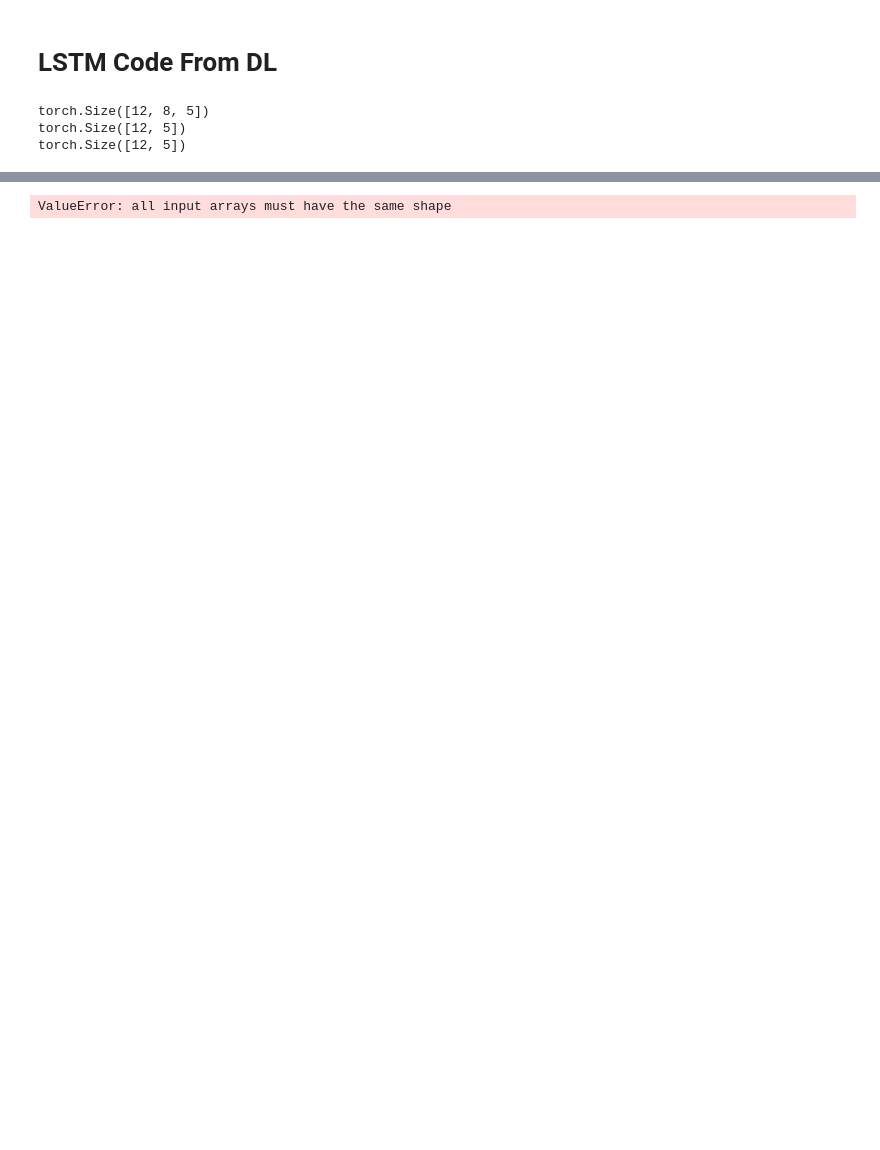
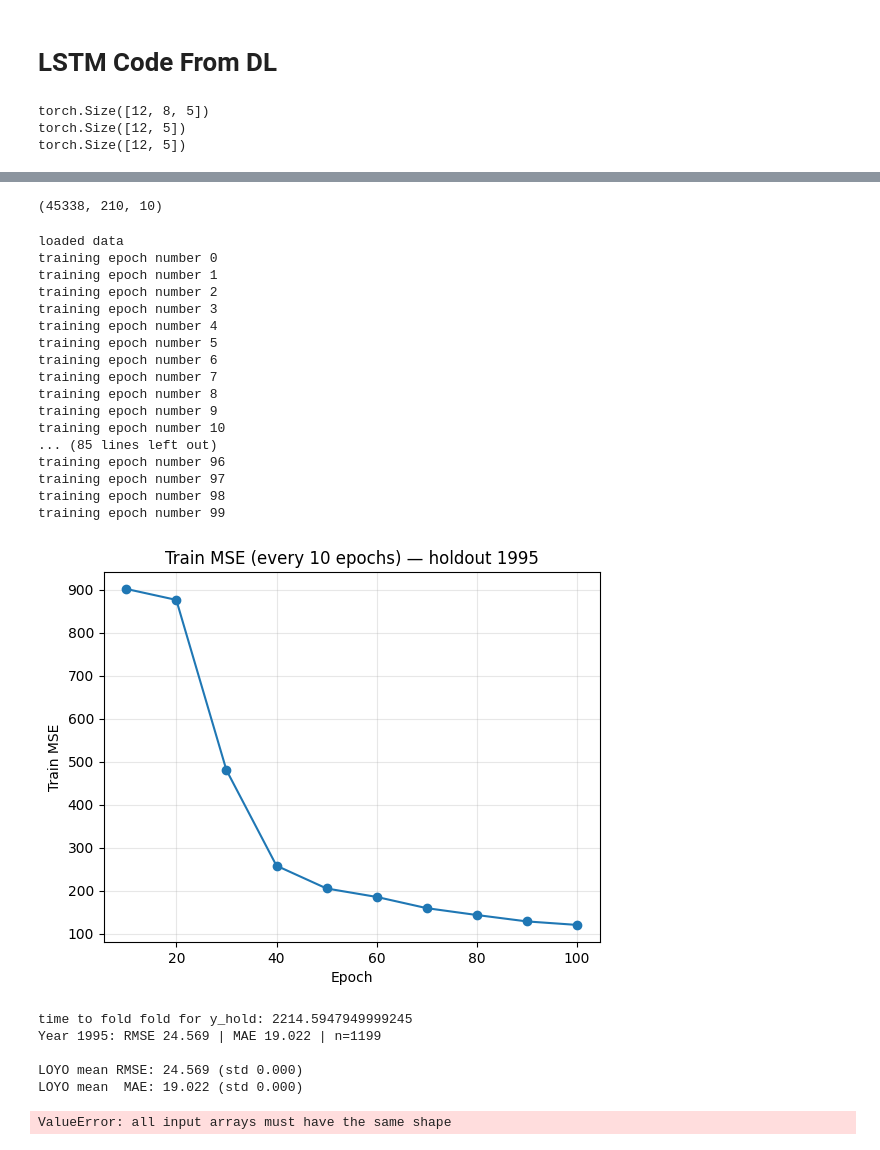
Before and after one commit to baekka1/Crop-Yield-Prediction, a Jupyter notebook: Notebooks/Week3_Tasks/LSTM.ipynb, the cells around one changed output, grey strips where cells are left out. Saved outputs shown, nothing was run; the diff lists cells and outputs as text; code cells hidden in the pictures; blank space fills up the shorter version.

Commit message:
lstm working

```diff
--- a/Notebooks/Week3_Tasks/LSTM.ipynb
+++ b/Notebooks/Week3_Tasks/LSTM.ipynb
@@ -239,0 +273,30 @@ tensor([[0.0000e+00, 1.0000e+00, 1.1200e+02,  ..., 2.1504e+00, 2.8770e+02,
+# %%
+X.shape
+# %% [output]
+(45338, 210, 10)
+# %%
+def fit_scaler_per_feature(X_train):
+    flat = X_train.reshape(-1, X_train.shape[-1])
+    mean = flat.mean(axis=0)
+    std  = flat.std(axis=0) + 1e-8
+    return mean, std
+
+def apply_scaler_per_feature(X, mean, std):
+    return (X - mean) / std
+# %%
+class LSTMRegressor(nn.Module):
+    def __init__(self, in_features, hidden=128, layers=1, dropout=0.0):
+        super().__init__()
+        self.lstm = nn.LSTM(
+            input_size=in_features,
+            hidden_size=hidden,
+            num_layers=layers,
+            batch_first=True,
+            dropout=dropout if layers > 1 else 0.0,
+        )
+        self.head = nn.Linear(hidden, 1)
+
+    def forward(self, x):               # x: (B, T, F)
+        out, _ = self.lstm(x)           # (B, T, H)
+        last = out[:, -1, :]            # (B, H)
+        return self.head(last).squeeze(-1)  # (B,)
@@ -240 +408,34 @@ tensor([[0.0000e+00, 1.0000e+00, 1.1200e+02,  ..., 2.1504e+00, 2.8770e+02,
+# %%
+feature_paths = [x for x in os.listdir() if x != 'label_1980_2018_rawyield.csv']
+yield_path = 'label_1980_2018_rawyield.csv'
+
+X, y, years, feature_names = build_base_arrays(feature_paths, yield_path)
+
+X_train, X_test, y_train, y_test, years_train, years_test = build_train_test_datasets(X, y, years)
+# %%
+results, per_year_preds = loyo_cv(X_train, y_train, years_train, 1995)
+# %% [output]
+loaded data
+training epoch number 0
+training epoch number 1
+training epoch number 2
+training epoch number 3
+training epoch number 4
+training epoch number 5
+training epoch number 6
+training epoch number 7
+training epoch number 8
+training epoch number 9
+training epoch number 10
+... (85 lines left out)
+training epoch number 96
+training epoch number 97
+training epoch number 98
+training epoch number 99
+[figure, added]
+time to fold fold for y_hold: 2214.5947949999245
+Year 1995: RMSE 24.569 | MAE 19.022 | n=1199
+
+LOYO mean RMSE: 24.569 (std 0.000)
+LOYO mean  MAE: 19.022 (std 0.000)
 # %%
```
Also changed, not shown: parts of 6 cells of this notebook.
